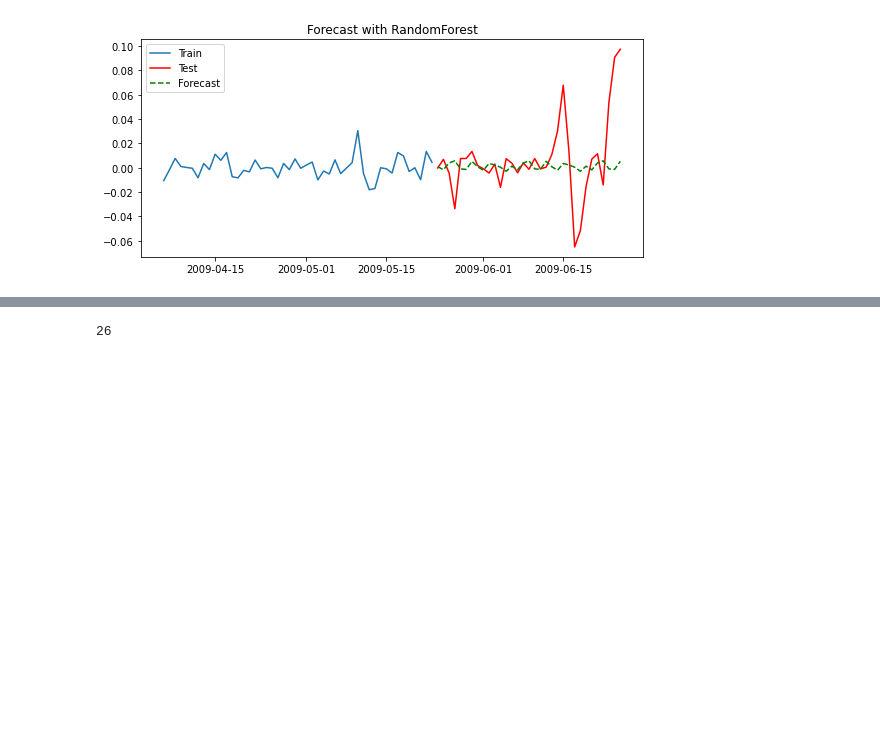
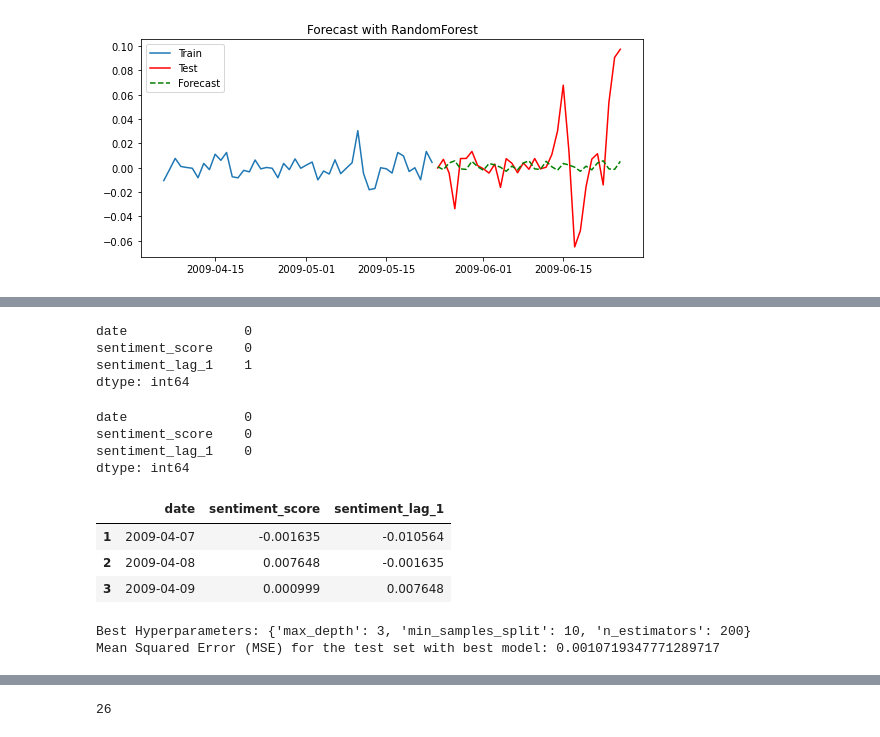
Before and after one commit to sbs23006/Big-data-time-series-forecasting, a Jupyter notebook: DataProcessing.ipynb, the cells around one changed output, grey strips where cells are left out. Drawn from its saved outputs; the diff is of its cells as text; code cells hidden in the pictures; blank space fills up the shorter version.

```diff
--- a/DataProcessing.ipynb
+++ b/DataProcessing.ipynb
@@ -1039,0 +973,7 @@ You can set `force_col_wise=true` to remove the overhead.
+# %%
+df.isna().sum()
+# %% [output]
+date               0
+sentiment_score    0
+sentiment_lag_1    1
+dtype: int64
@@ -1039,0 +982,7 @@ You can set `force_col_wise=true` to remove the overhead.
+# %%
+df.isna().sum()
+# %% [output]
+date               0
+sentiment_score    0
+sentiment_lag_1    0
+dtype: int64
@@ -1039,0 +996,42 @@ You can set `force_col_wise=true` to remove the overhead.
+# %%
+train.head(3)
+# %% [output]
+|  | date | sentiment_score | sentiment_lag_1 |
+| 1 | 2009-04-07 | -0.001635 | -0.010564 |
+| 2 | 2009-04-08 | 0.007648 | -0.001635 |
+| 3 | 2009-04-09 | 0.000999 | 0.007648 |
+# %%
+from sklearn.model_selection import GridSearchCV
+
+# Define a grid of hyperparameter values to search over
+param_grid = {
+    'n_estimators': [50, 100, 200],
+    'max_depth': [None, 3, 10, 20, 30],
+    'min_samples_split': [2, 5, 10]
+}
+
+# Create a Random Forest Regressor
+rf_model = RandomForestRegressor(random_state=42)
+
+# Create the GridSearchCV object
+grid_search = GridSearchCV(rf_model, param_grid, cv=5, scoring='neg_mean_squared_error')
+
+# Fit the grid search to your training data
+grid_search.fit(X_train, y_train)
+
+# Get the best hyperparameters and the best model
+best_params = grid_search.best_params_
+best_model = grid_search.best_estimator_
+
+# Train the best model on your training data
+best_model.fit(X_train, y_train)
+
+# Evaluate the best model on your test data
+y_pred_test_best = best_model.predict(X_test)
+mse_test_best = mean_squared_error(y_test, y_pred_test_best)
+
+print("Best Hyperparameters:", best_params)
+print(f"Mean Squared Error (MSE) for the test set with best model: {mse_test_best}")
+# %% [output]
+Best Hyperparameters: {'max_depth': 3, 'min_samples_split': 10, 'n_estimators': 200}
+Mean Squared Error (MSE) for the test set with best model: 0.0010719347771289717
```
Also changed, not shown: parts of 51 cells of this notebook, 3 other files.
